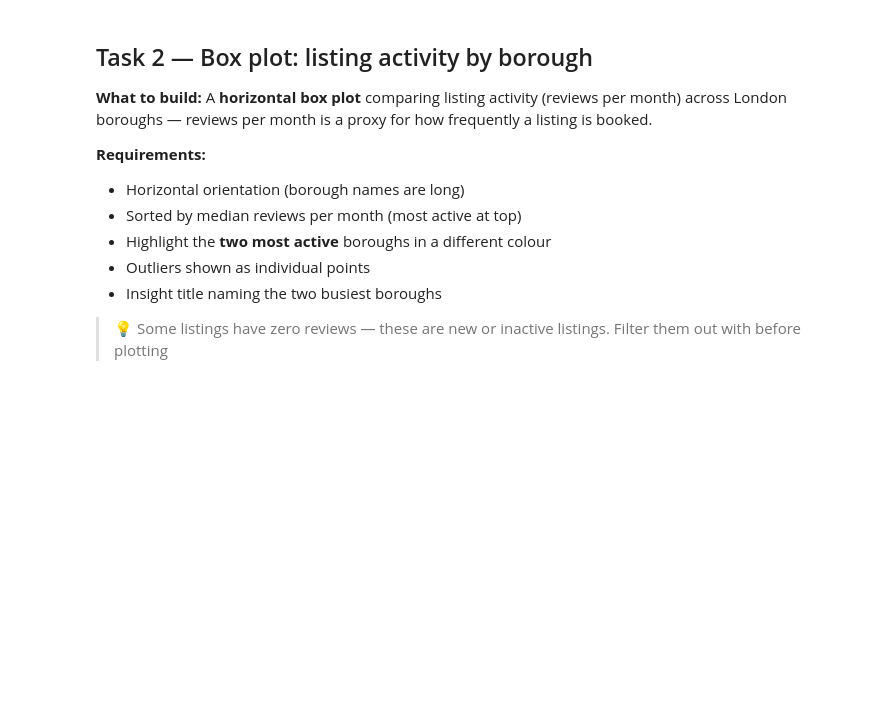
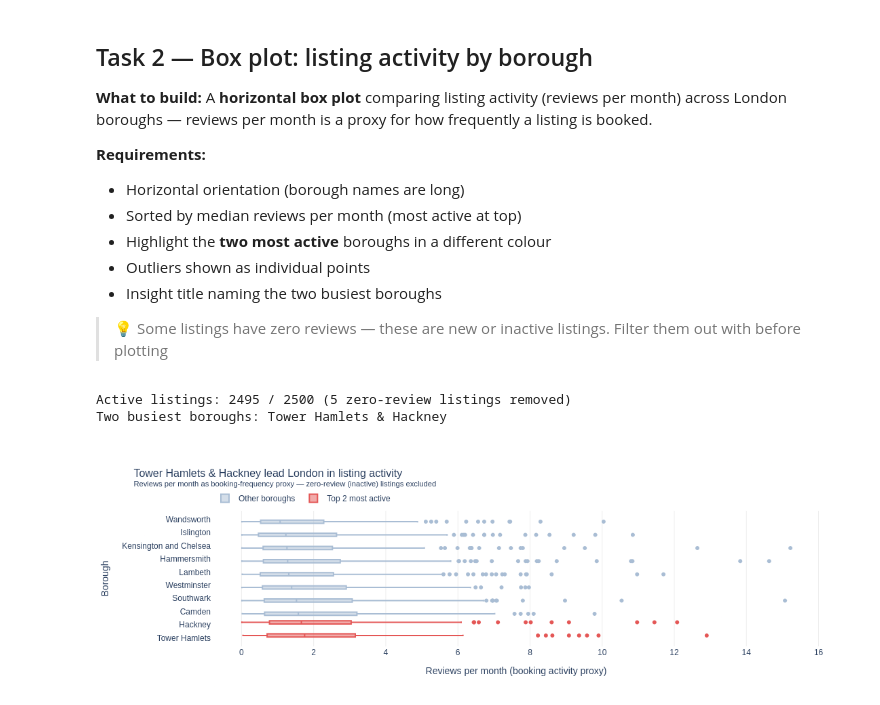
Before and after one commit to DantorKing/dataviz-exercises-hectorochoa, a Jupyter notebook: lecture05_exercise.ipynb, the cells around one changed output. Drawn from its saved outputs; the diff is of its cells as text; code cells hidden in the pictures; blank space fills up the shorter version.

```diff
--- a/lecture05_exercise.ipynb
+++ b/lecture05_exercise.ipynb
@@ -178,4 +178,69 @@ fig.show()
 > 💡 Some listings have zero reviews — these are new or inactive listings. Filter them out with before plotting
 # %%
 # Task 2
-# YOUR CODE HERE
+df_active = df[df['reviews_per_month'] > 0].copy()
+print(f"Active listings: {len(df_active)} / {len(df)} "
+      f"({len(df) - len(df_active)} zero-review listings removed)")
+
+# ── Sort boroughs by median reviews per month (ascending so top = most active)
+median_order = (
+    df_active
+    .groupby('neighbourhood')['reviews_per_month']
+    .median()
+    .sort_values(ascending=True)   # px plots categories bottom→top
+)
+sorted_boroughs = median_order.index.tolist()
+top2 = median_order.iloc[-2:].index.tolist()   # two highest medians
+
+print(f"Two busiest boroughs: {top2[1]} & {top2[0]}")
+
+# ── Colour encodes activity tier: highlight top 2, mute the rest ─────────────
+HIGHLIGHT = '#E45756'   # warm red — most active
+BASELINE  = '#A9BDD4'   # desaturated blue — all others
+
+df_active['colour_group'] = df_active['neighbourhood'].apply(
+    lambda b: 'Top 2 most active' if b in top2 else 'Other boroughs'
+)
+
+colour_map = {
+    'Top 2 most active': HIGHLIGHT,
+    'Other boroughs':    BASELINE,
+}
+
+# ── Build horizontal box plot ─────────────────────────────────────────────────
+fig = px.box(
+    df_active,
+    x='reviews_per_month',
+    y='neighbourhood',
+    color='colour_group',
+    color_discrete_map=colour_map,
+    category_orders={'neighbourhood': sorted_boroughs},
+    points='outliers',
+    labels={
+        'reviews_per_month': 'Reviews per month (booking activity proxy)',
+        'neighbourhood':     'Borough',
+        'colour_group':      '',
+    },
+    title=(
+        f"{top2[1]} & {top2[0]} lead London in listing activity<br>"
+        "<sup>Reviews per month as booking-frequency proxy — "
+        "zero-review (inactive) listings excluded</sup>"
+    ),
+)
+
+# ── Layout polish ─────────────────────────────────────────────────────────────
+fig.update_layout(
+    title_font_size=16,
+    plot_bgcolor='white',
+    paper_bgcolor='white',
+    xaxis=dict(showgrid=True, gridcolor='#eeeeee', zeroline=False),
+    yaxis=dict(showgrid=False),
+    legend=dict(orientation='h', yanchor='bottom', y=1.02, xanchor='left', x=0),
+    margin=dict(l=140, r=40, t=100, b=60),
+)
+
+fig.show()
+# %% [output]
+Active listings: 2495 / 2500 (5 zero-review listings removed)
+Two busiest boroughs: Tower Hamlets & Hackney
+[figure, added]
```
